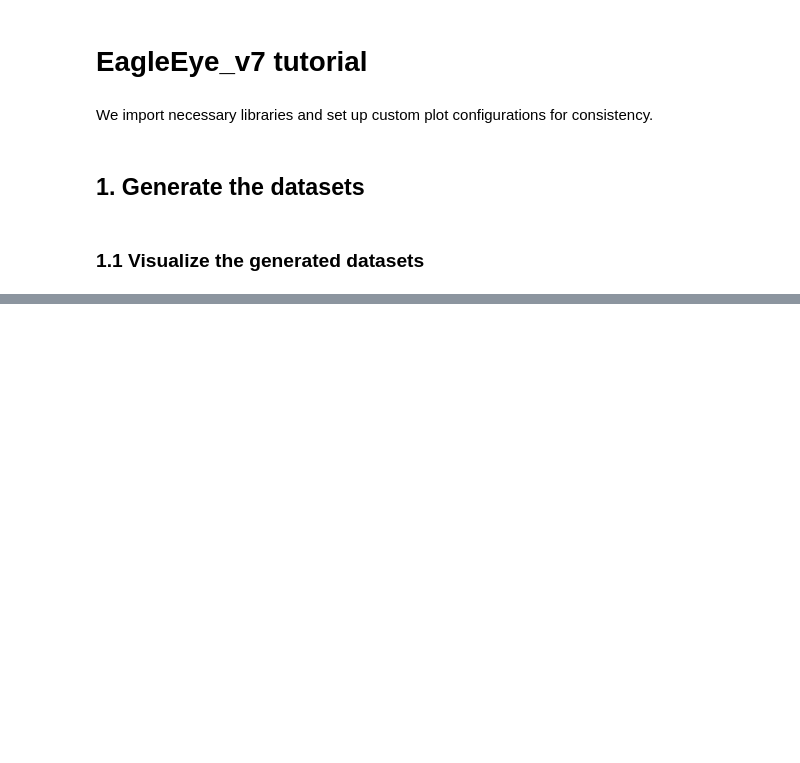
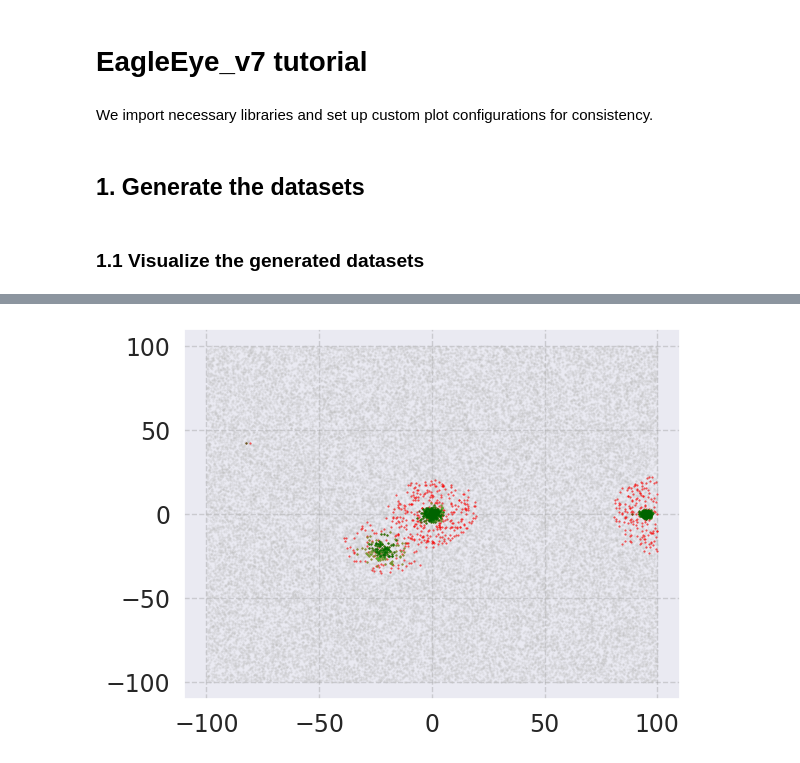
Before and after one commit to sspring137/EagleEye, a Jupyter notebook: examples/Tresette_v7/Tresette_EagleEye_v7.ipynb, the cells around one changed output, grey strips where cells are left out. Saved outputs shown, nothing was run; the diff lists cells and outputs as text; code cells hidden in the pictures; blank space fills up the shorter version.

```diff
--- a/examples/Tresette_v7/Tresette_EagleEye_v7.ipynb
+++ b/examples/Tresette_v7/Tresette_EagleEye_v7.ipynb
@@ -436,0 +68,9 @@ plt.show()
+# %%
+K_M                   = 500
+p                     = len(Y)/(len(Y)+len(X))
+stats_null            = compute_the_null(p=0.5, K_M=K_M)
+
+p_ext=1e-5
+n_jobs=10
+
+result_dict, stats_null = EagleEye_v17.Soar(X, Y, K_M=K_M, p_ext=p_ext, n_jobs=n_jobs, stats_null=stats_null, result_dict_in={})
@@ -436,0 +116,5 @@ plt.show()
+# %%
+#%% # Clustering
+
+clusters = partitioning_function(X,Y,result_dict,p_ext=1e-5,Z=2.65, reverse=True )
+EE_book = EagleEye_v17.Repechage(X,Y,result_dict,clusters,p_ext=1e-5)
@@ -436,0 +139,19 @@ plt.show()
+# %%
+fig = plt.figure(1)
+plt.scatter(X[:-cont,0], X[:-cont,1], marker='.', s=1, c='silver', alpha=0.3)
+for jj in range(3):
+    Putative   = EE_book['X_OVER_clusters'][jj]['Putative']
+    Pruned     = EE_book['X_OVER_clusters'][jj]['Pruned']
+    Repechaged = EE_book['X_OVER_clusters'][jj]['Repechaged']
+    Background = EE_book['X_OVER_clusters'][jj]['Background']
+
+    # Plotting the scatterplots
+
+    plt.scatter(X[Putative,0], X[Putative,1], marker='.', s=1, c='red', alpha=0.7)
+    plt.scatter(X[Repechaged,0], X[Repechaged,1], marker='.', s=1, c='limegreen', alpha=0.7)
+    plt.scatter(X[Pruned,0], X[Pruned,1], marker='.', s=1, c='darkgreen', alpha=0.7)
+
+# Displaying the combined plot
+plt.show()
+# %% [output]
+[figure, added]
```
Also changed, not shown: parts of 64 cells of this notebook, 41 other files.
